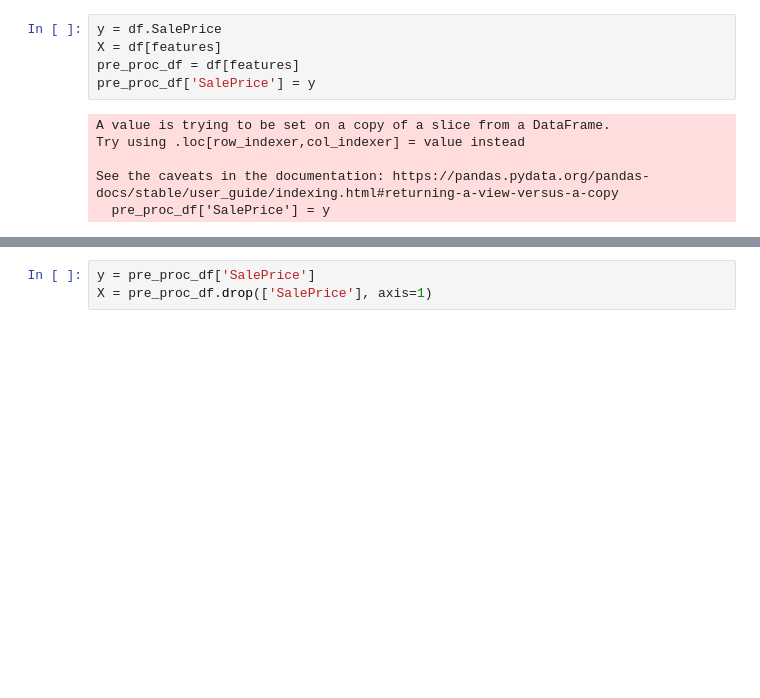
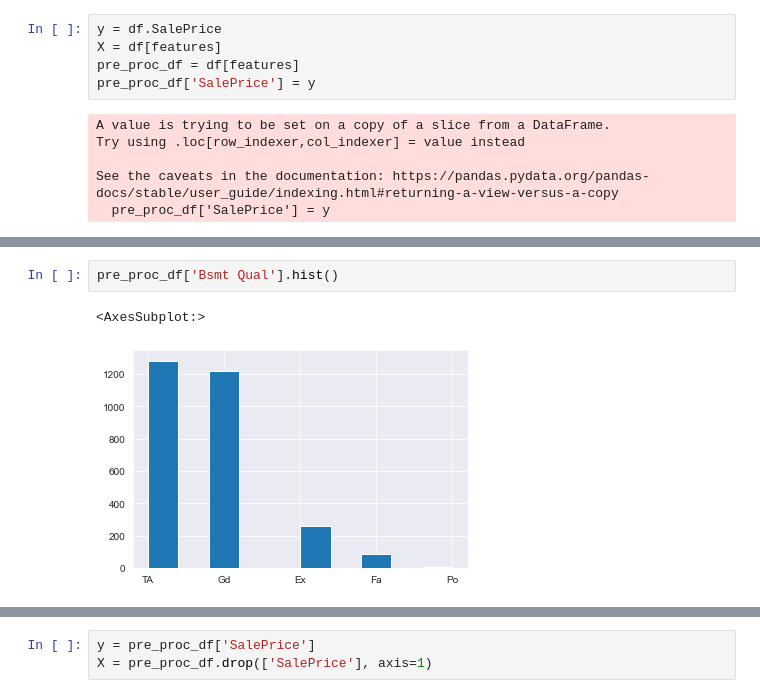
Before and after one commit to Flockyy/Projet_E2_P2, a Jupyter notebook: E2_analysis.ipynb, the cells around one changed output, grey strips where cells are left out. Saved outputs shown, nothing was run; the diff lists cells and outputs as text; blank space fills up the shorter version.

```diff
--- a/E2_analysis.ipynb
+++ b/E2_analysis.ipynb
@@ -181,0 +163,5 @@ pre_proc_df
+# %%
+pre_proc_df['Bsmt Qual'].hist()
+# %% [output]
+<AxesSubplot:>
+[figure, added]
```
Also changed, not shown: parts of 53 cells of this notebook.
